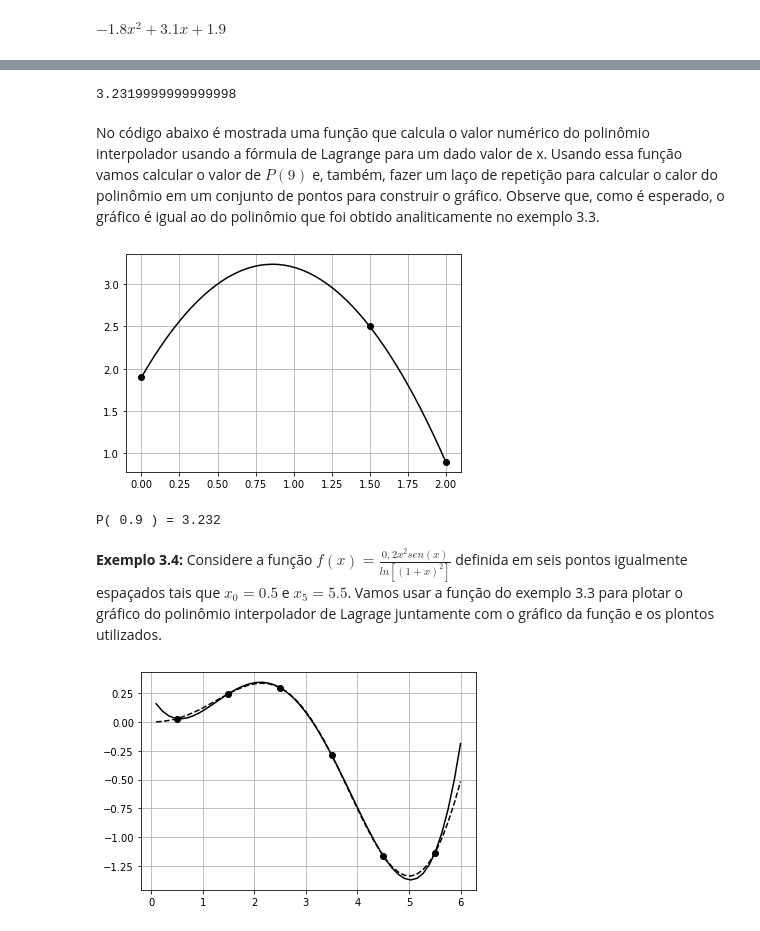
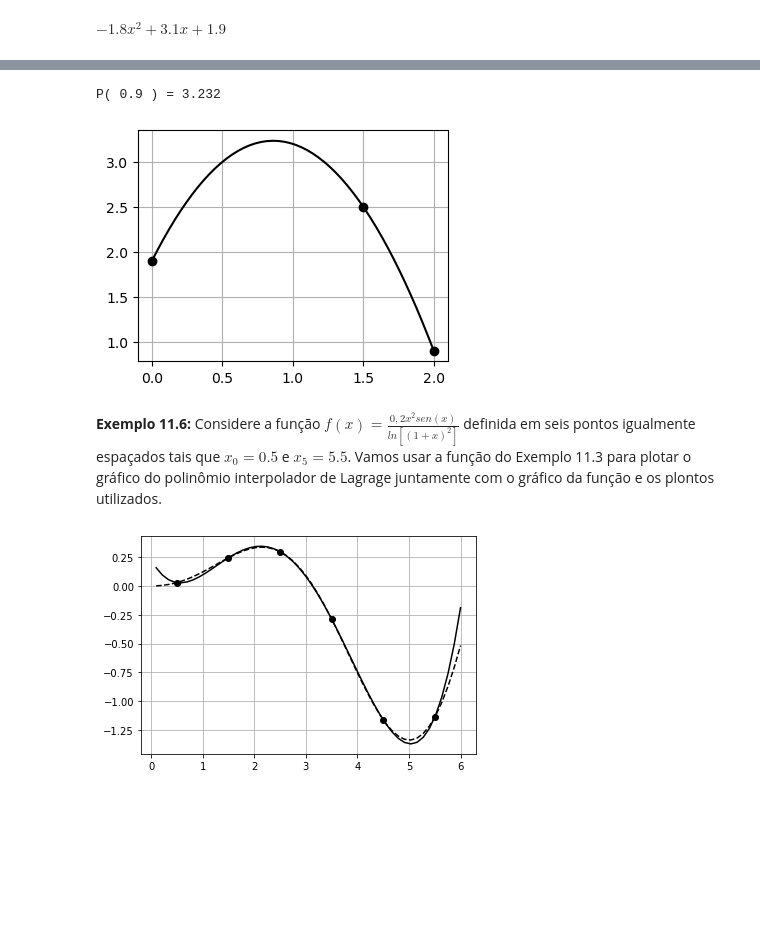
Before and after one commit to tiagoburiol/MatComp_I, a Jupyter notebook: 11_interpolacao_polinomial_formula_de_lagrange/11_interpolacao_polinomial_a_partir_de_pontos.ipynb, the cells around one changed output, grey strips where cells are left out. Cells and saved outputs as stored; diff of their text form; code cells hidden in the pictures; blank space fills up the shorter version.

```diff
--- a/11_interpolacao_polinomial_formula_de_lagrange/11_interpolacao_polinomial_a_partir_de_pontos.ipynb
+++ b/11_interpolacao_polinomial_formula_de_lagrange/11_interpolacao_polinomial_a_partir_de_pontos.ipynb
@@ -109,3 +105,7 @@ import numpy as np
+# %%
+import numpy as np
+import matplotlib.pyplot as plt
+plt.rcParams['figure.figsize']=(4,3)
 # %%
 xi = np.array([0.,1.,2.,3.])
 yi = np.array([1.,6.,5.,-8.])
@@ -189,8 +185,6 @@ Vamos agora usar a biblioteca SymPy.
 # %%
-from sympy import *
-
-# definindo os símbolos
-x = symbols("x", real=True)
+import sympy as sp
+x = sp.symbols("x", real=True)
 
 xi = [0.0, 1.5, 2.0]
 yi = [1.9, 2.5, 0.9]
@@ -228,6 +227,21 @@ $\displaystyle - 1.8 x^{2} + 3.1 x + 1.9$
+# %%
+# A função recebe os valores tabelados e o valor de x
+# para o qual queremos obter o valor numérico do polinômio
+
+def calculaP_Lagrange(X,Y,x):
+    valor = 0
+    for k in range(len(X)):
+        lk = 1.0
+        for i in range(len(X)):
+            if k != i:
+                lk = lk*(x - X[i])/(X[k]-X[i])
+        valor = valor + Y[k]*lk
+    return valor
+# %%
+xi = np.array([0.0, 1.5, 2.0])
+yi = np.array([1.9, 2.5, 0.9])
 # %%
--1.8*0.9**2 + 3.1*0.9 +1.9
+# calculando P(0.9)
+print ("P(",0.9,") =", calculaP_Lagrange(xi,yi, 0.9))
 # %% [output]
-3.2319999999999998
+P( 0.9 ) = 3.232
-# %% [markdown]
-No código abaixo é mostrada uma função que calcula o valor numérico do polinômio interpolador usando a fórmula de Lagrange para um dado valor de x. Usando essa função vamos calcular o valor de $P(9)$ e, também, fazer um laço de repetição para calcular o calor do polinômio em um conjunto de pontos para construir o gráfico. Observe que, como é esperado, o gráfico é igual ao do polinômio que foi obtido analiticamente no exemplo 3.3.
@@ -245,20 +248,19 @@ def calculaP(x,X,Y):
 # %%
+# Calculando para vários pontos e fazendo o gráfico
+
 xp = np.linspace(xi[0], xi[-1])
 yp = []
 for x in xp:
-    y = calculaP(x, xi, yi)
+    y = calculaP_Lagrange(xi, yi, x)
     yp.append(y)
 
 plt.plot(xi, yi, 'o', xp, yp,'-',color='black')
 plt.grid()
 plt.show()
-
-print ("P(",0.9,") =", calculaP(0.9, xi,yi))
 # %% [output]
-[figure, old version]
+[figure, new version]
-P( 0.9 ) = 3.232
 # %% [markdown]
-**Exemplo 3.4:** Considere a função $f(x)= \frac{0,2x^2sen(x)}{ln\left[(1+x)^2 \right]}$ definida em seis pontos igualmente espaçados tais que $x_0=0.5$ e $x_5=5.5$. Vamos usar a função do exemplo 3.3 para plotar o gráfico do polinômio interpolador de Lagrage juntamente com o gráfico da função e os plontos utilizados.
+**Exemplo 11.6:** Considere a função $f(x)= \frac{0,2x^2sen(x)}{ln\left[(1+x)^2 \right]}$ definida em seis pontos igualmente espaçados tais que $x_0=0.5$ e $x_5=5.5$. Vamos usar a função do Exemplo 11.3 para plotar o gráfico do polinômio interpolador de Lagrage juntamente com o gráfico da função e os plontos utilizados.
 # %%
 f = lambda x:(0.2*x**2*np.sin(x))/np.log((1 + x)**2)
 xi = np.linspace(0.5,5.5,6)
```
Also changed, not shown: parts of 27 cells of this notebook.
